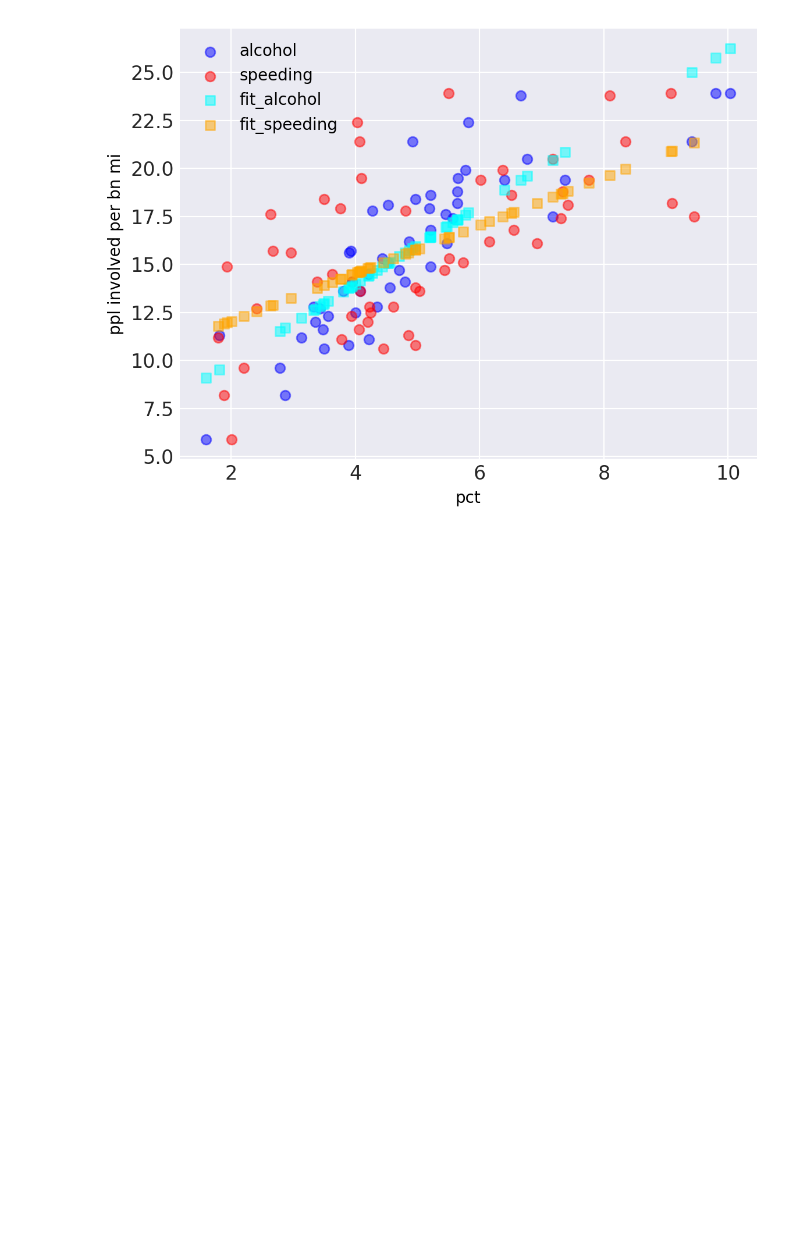
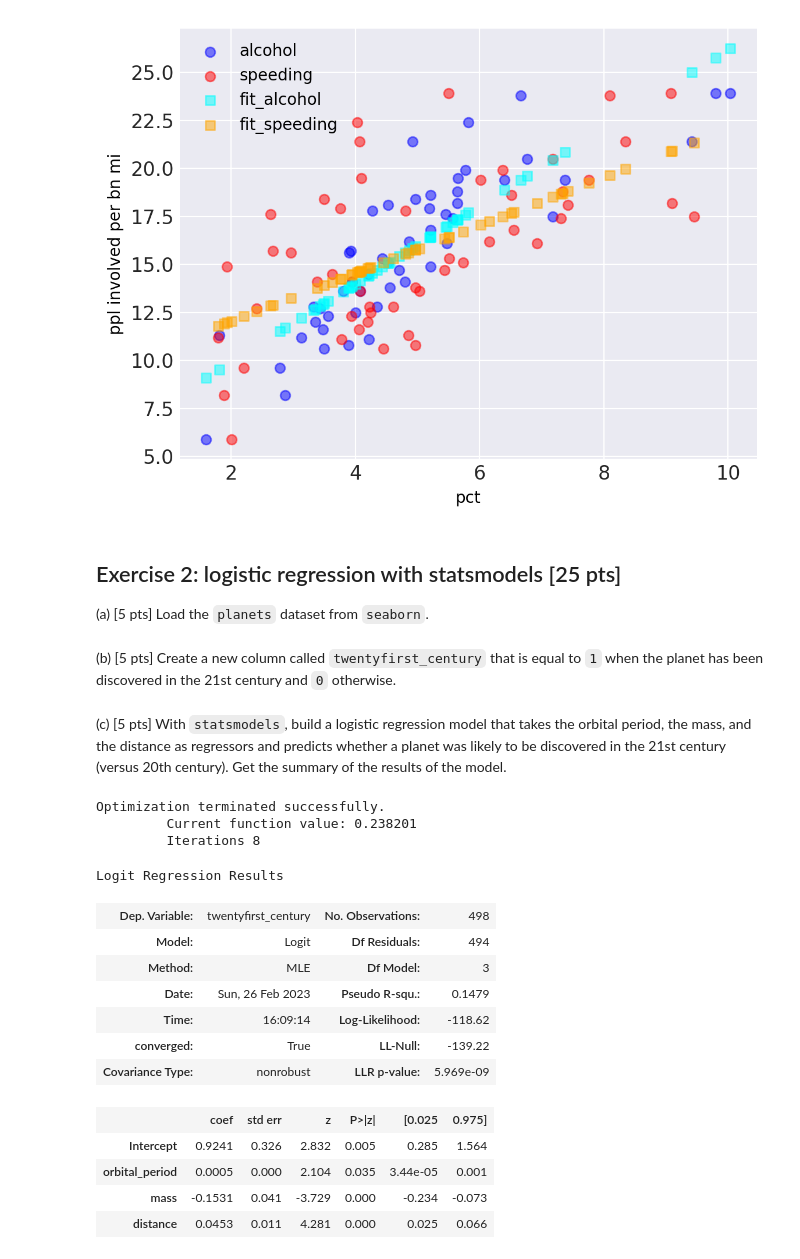
Before and after one commit to Okramus/Sample_midterm_EMS, a Jupyter notebook: main.ipynb, the cells around one changed output. Cells and saved outputs as stored; diff of their text form; code cells hidden in the pictures; blank space fills up the shorter version.

```diff
--- a/main.ipynb
+++ b/main.ipynb
@@ -139,3 +139,41 @@ plt.legend()
 plt.savefig(f"{directory}/scatter.png")
 # %% [output]
 [figure]
+# %% [markdown]
+
+## Exercise 2: logistic regression with statsmodels [25 pts]
+
+(a) [5 pts] Load the `planets` dataset from `seaborn`.
+# %%
+planets = sns.load_dataset("planets")
+# %% [markdown]
+
+(b) [5 pts] Create a new column called `twentyfirst_century` that is equal to `1` when the planet has been discovered in the 21st century and `0` otherwise.
+# %%
+planets["twentyfirst_century"] = (planets.year > 2000) * 1
+# %% [markdown]
+
+(c) [5 pts] With `statsmodels`, build a logistic regression model that takes the orbital period, the mass, and the distance as regressors and predicts whether a planet was likely to be discovered in the 21st century (versus 20th century). Get the summary of the results of the model.
+# %%
+model = smf.logit(
+    "twentyfirst_century ~ orbital_period + mass + distance", data=planets
+)
+results = model.fit()
+results.summary()
+# %% [output]
+Optimization terminated successfully.
+         Current function value: 0.238201
+         Iterations 8
+Logit Regression Results
+| Dep. Variable: | twentyfirst_century | No. Observations: | 498 |
+| Model: | Logit | Df Residuals: | 494 |
+| Method: | MLE | Df Model: | 3 |
+| Date: | Sun, 26 Feb 2023 | Pseudo R-squ.: | 0.1479 |
+| Time: | 16:09:14 | Log-Likelihood: | -118.62 |
+| converged: | True | LL-Null: | -139.22 |
+| Covariance Type: | nonrobust | LLR p-value: | 5.969e-09 |
+|  | coef | std err | z | P>|z| | [0.025 | 0.975] |
+| Intercept | 0.9241 | 0.326 | 2.832 | 0.005 | 0.285 | 1.564 |
+| orbital_period | 0.0005 | 0.000 | 2.104 | 0.035 | 3.44e-05 | 0.001 |
+| mass | -0.1531 | 0.041 | -3.729 | 0.000 | -0.234 | -0.073 |
+| distance | 0.0453 | 0.011 | 4.281 | 0.000 | 0.025 | 0.066 |
```
Also changed, not shown: parts of 5 cells of this notebook.
